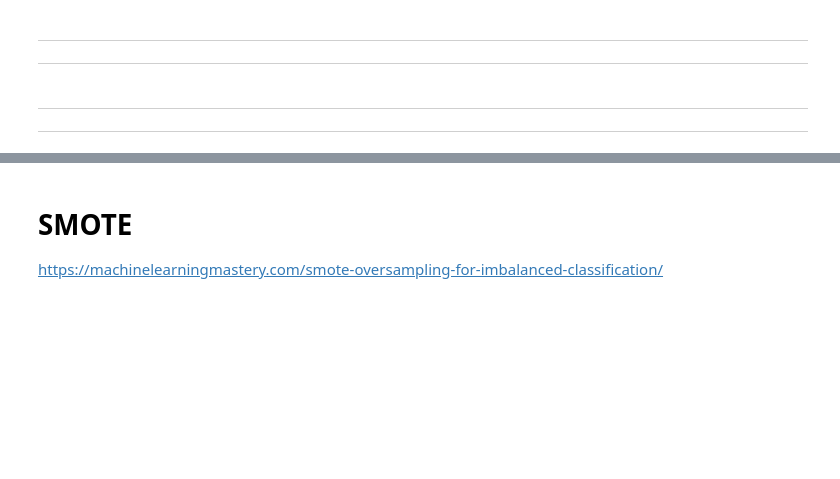
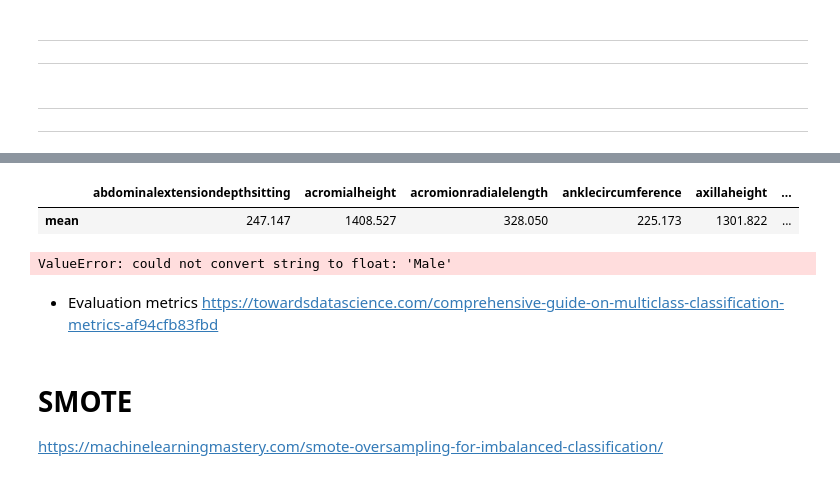
Before and after one commit to habip-bingol/Projects, a Jupyter notebook: ML_Projects/Soldier_Race_Project/soldier_race_project.ipynb, the cells around one changed output, grey strips where cells are left out. Drawn from its saved outputs; the diff is of its cells as text; code cells hidden in the pictures; blank space fills up the shorter version.

```diff
--- a/ML_Projects/Soldier_Race_Project/soldier_race_project.ipynb
+++ b/ML_Projects/Soldier_Race_Project/soldier_race_project.ipynb
@@ -1201,0 +1239,3 @@ plt.show()
+# %%
+mean_human = X.describe(include="all").loc["mean"]
+mean_human
@@ -1201,0 +1260,13 @@ plt.show()
+# %%
+mean_human["Gender"] = "Male"
+mean_human["SubjectsBirthLocation"] = "California"
+mean_human["WritingPreference"] = "Right hand"
+# %%
+pd.DataFrame(mean_human).T
+# %% [output]
+|  | abdominalextensiondepthsitting | acromialheight | acromionradialelength | anklecircumference | axillaheight | ... |
+| mean | 247.147 | 1408.527 | 328.050 | 225.173 | 1301.822 | ... |
+# %%
+final_model.predict(pd.DataFrame(mean_human).T)
+# %% [output]
+ValueError: could not convert string to float: 'Male'
@@ -1201,0 +1277,3 @@ plt.show()
+# %% [markdown]
+- Evaluation metrics
+https://towardsdatascience.com/comprehensive-guide-on-multiclass-classification-metrics-af94cfb83fbd
```
Also changed, not shown: parts of 69 cells of this notebook.
